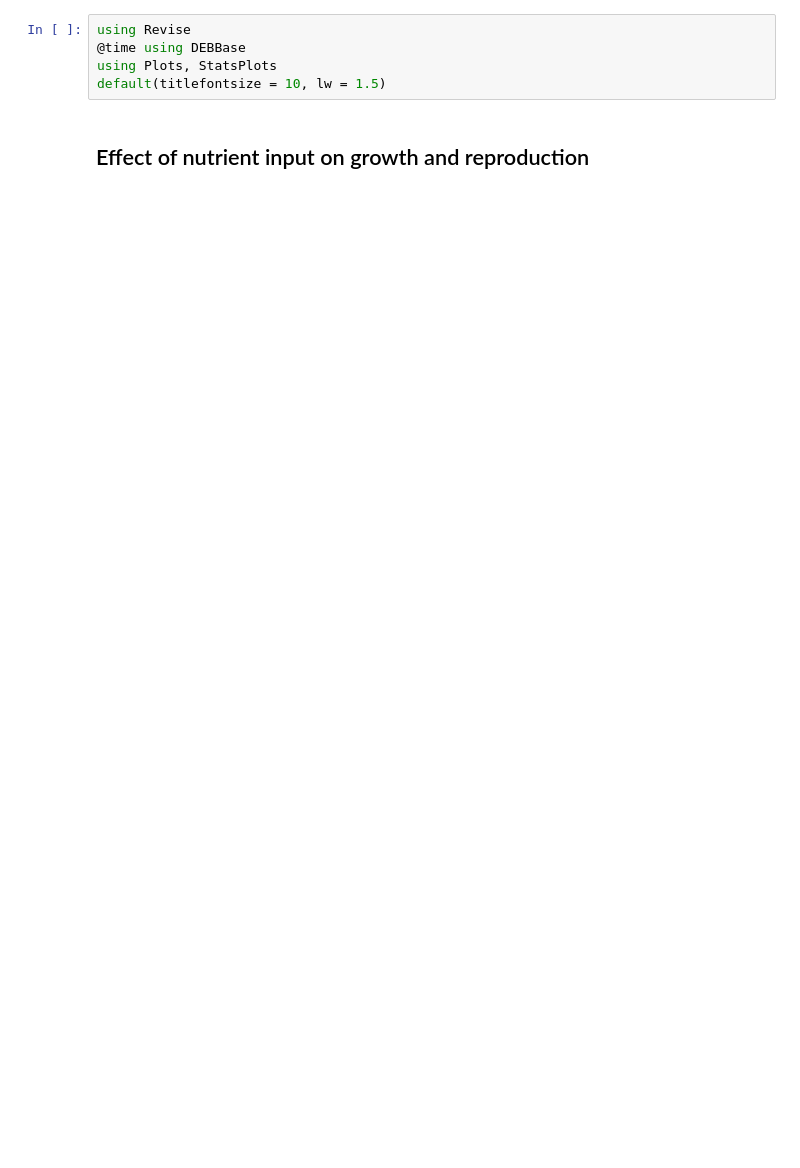
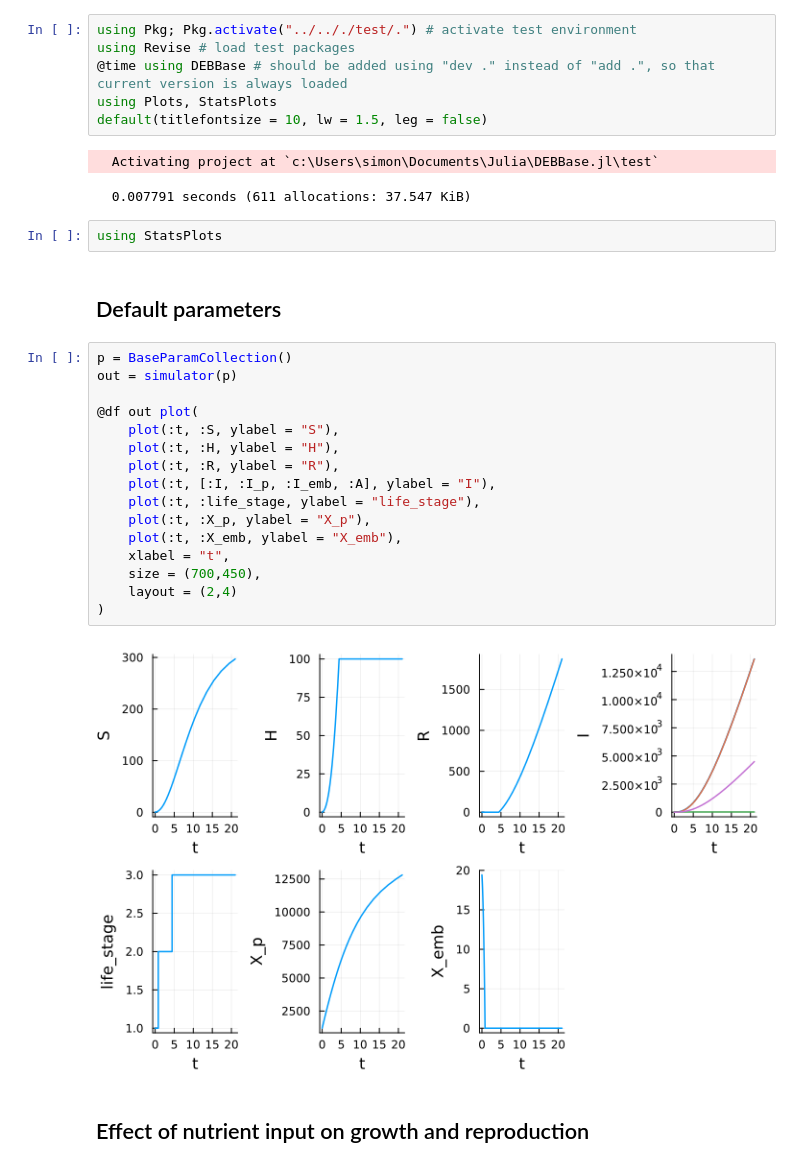
Before and after one commit to SimonHansul/DEBBase.jl, a Jupyter notebook: notebooks/ImplementationVerification/ImplementationVerification_20231221_growthrepro.ipynb, the cells around one changed output. Drawn from its saved outputs; the diff is of its cells as text; blank space fills up the shorter version.

```diff
--- a/notebooks/ImplementationVerification/ImplementationVerification_20231221_growthrepro.ipynb
+++ b/notebooks/ImplementationVerification/ImplementationVerification_20231221_growthrepro.ipynb
@@ -1,8 +1,34 @@
 # %%
-using Revise
-@time using DEBBase
+using Pkg; Pkg.activate("../.././test/.") # activate test environment
+using Revise # load test packages
+@time using DEBBase # should be added using "dev ." instead of "add .", so that current version is always loaded
 using Plots, StatsPlots
-default(titlefontsize = 10, lw = 1.5)
+default(titlefontsize = 10, lw = 1.5, leg = false)
+# %% [output]
+  Activating project at `c:\Users\simon\Documents\Julia\DEBBase.jl\test`
+  0.007791 seconds (611 allocations: 37.547 KiB)
+# %%
+using StatsPlots
+# %% [markdown]
+## Default parameters
+# %%
+p = BaseParamCollection()
+out = simulator(p)
+
+@df out plot(
+    plot(:t, :S, ylabel = "S"),
+    plot(:t, :H, ylabel = "H"),
+    plot(:t, :R, ylabel = "R"),
+    plot(:t, [:I, :I_p, :I_emb, :A], ylabel = "I"),
+    plot(:t, :life_stage, ylabel = "life_stage"),
+    plot(:t, :X_p, ylabel = "X_p"),
+    plot(:t, :X_emb, ylabel = "X_emb"),
+    xlabel = "t",
+    size = (700,450),
+    layout = (2,4)
+)
+# %% [output]
+[figure, added]
 # %% [markdown]
 ## Effect of nutrient input on growth and reproduction
 # %%
```
Also changed, not shown: parts of 7 cells of this notebook, 9 other files.
